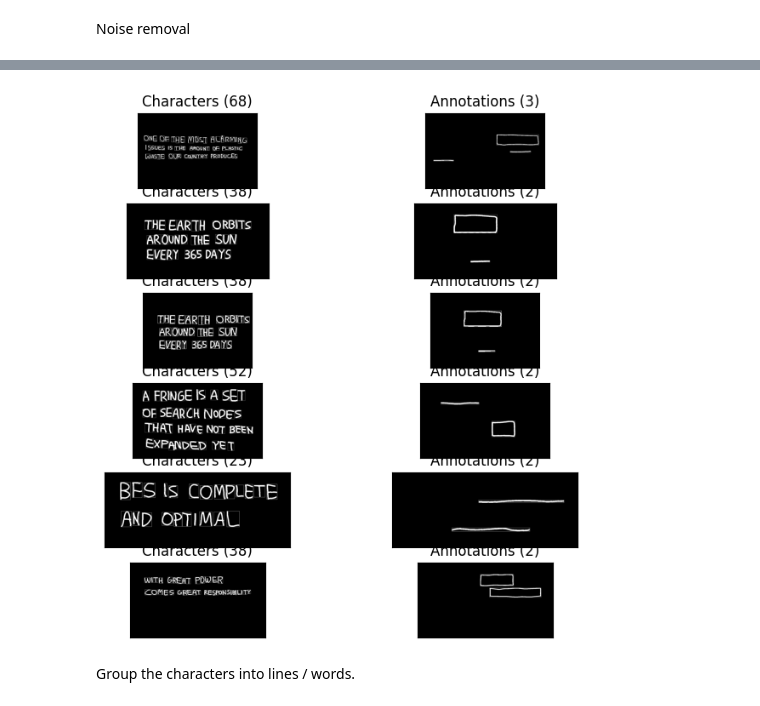
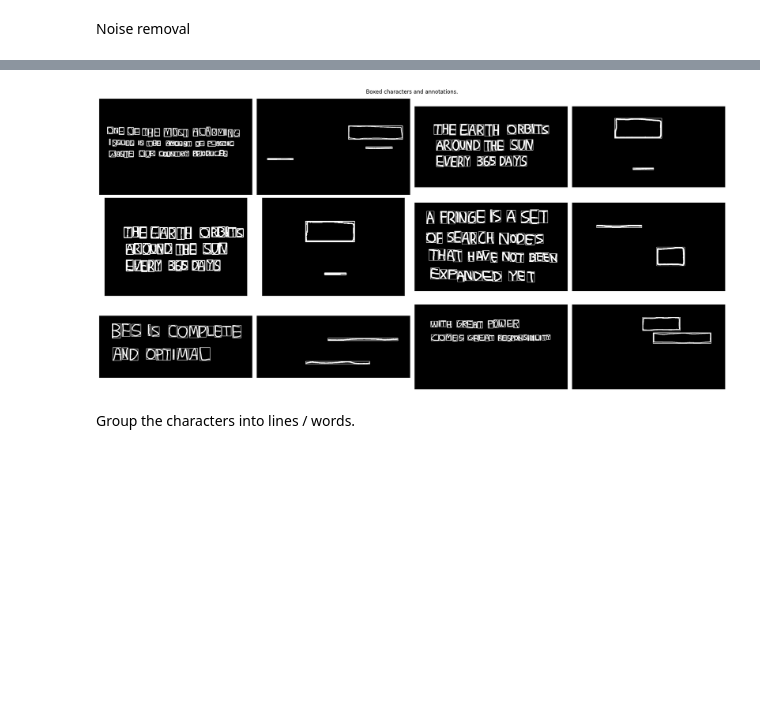
Before and after one commit to avancayetano/aiReview, a Jupyter notebook: main.ipynb, the cells around one changed output, grey strips where cells are left out. Drawn from its saved outputs; the diff is of its cells as text; code cells hidden in the pictures; blank space fills up the shorter version.

```diff
--- a/main.ipynb
+++ b/main.ipynb
@@ -281,7 +282,10 @@ plt.show()
 # %% [markdown]
 Skew correction
 # %%
+
 def skew_correct(text_img, anno_img):
+    # Reference: https://pyimagesearch.com/2017/02/20/text-skew-correction-opencv-python/
+
     coords = np.column_stack(np.where(text_img > 0))
     angle = cv2.minAreaRect(coords)[-1]
 
@@ -302,21 +306,21 @@ def skew_correct(text_img, anno_img):
     return new_text_img, new_anno_img
 
 
-plt.figure()
+fig = plt.figure(figsize=(20, 10))
 for idx, sample in enumerate(test_samples):
     sample.text_img, sample.anno_img = skew_correct(sample.text_img, sample.anno_img)
 
-    plt.subplot(len(test_samples), 2, 2 * idx + 1)
+    plt.subplot(3, 4, 2 * idx + 1)
     plt.imshow(sample.text_img, cmap="gray")
     plt.xticks([])
     plt.yticks([])
-    plt.title("Text (Skew corrected)")
 
-    plt.subplot(len(test_samples), 2, 2 * idx + 2)
+    plt.subplot(3, 4, 2 * idx + 2)
     plt.imshow(sample.anno_img, cmap="gray")
     plt.xticks([])
     plt.yticks([])
-    plt.title("Annotations (Skew corrected)")
 
+fig.suptitle("Skew correction.")
+fig.tight_layout()
 plt.show()
 # %% [output]
@@ -351,23 +355,22 @@ def erode(img):
     return eroded
 
 
-plt.figure()
+fig = plt.figure(figsize=(20, 10))
 for idx, sample in enumerate(test_samples):
-    sample.clean_text_img = sample.text_img
     sample.clean_text_img = erode(sample.text_img)
     sample.clean_anno_img = remove_noise(sample.anno_img)
 
-    plt.subplot(len(test_samples), 2, 2 * idx + 1)
+    plt.subplot(3, 4, 2 * idx + 1)
     plt.imshow(sample.clean_text_img, cmap="gray")
     plt.xticks([])
     plt.yticks([])
-    plt.title("Text (Eroded)")
 
-    plt.subplot(len(test_samples), 2, 2 * idx + 2)
+    plt.subplot(3, 4, 2 * idx + 2)
     plt.imshow(sample.clean_anno_img, cmap="gray")
     plt.xticks([])
     plt.yticks([])
-    plt.title("Annotations (Noise removed)")
 
+fig.suptitle("Noise removed.")
+fig.tight_layout()
 plt.show()
 # %% [output]
@@ -406,41 +409,40 @@ def find_chars(clean_text_img):
 
 
 def box_chars(clean_text_img, chars):
     boxed_chars = clean_text_img.copy()
 
     for char in chars:
-        boxed_chars = cv2.rectangle(boxed_chars, char[0], char[1], (255, 255, 255), 1)
+        boxed_chars = cv2.rectangle(boxed_chars, char[0], char[1], (255, 255, 255), 2)
 
     return boxed_chars
 
 
-plt.figure(figsize=(8, 8))
+fig = plt.figure(figsize=(20, 10))
 for idx, sample in enumerate(test_samples):
 
     num_chars, chars = find_chars(sample.clean_text_img)
     sample.chars = chars
     boxed_chars = box_chars(sample.clean_text_img, chars)
 
-    plt.subplot(len(test_samples), 2, 2*idx + 1)
+    plt.subplot(3, 4, 2*idx + 1)
     plt.imshow(boxed_chars, cmap="gray")
     plt.xticks([])
     plt.yticks([])
-    plt.title(f"Characters ({num_chars})")
 
     num_anno, anno = find_chars(sample.clean_anno_img)
     sample.anno = anno
     boxed_anno = box_chars(sample.clean_anno_img, anno)
 
-    plt.subplot(len(test_samples), 2, 2*idx + 2)
+    plt.subplot(3, 4, 2*idx + 2)
     plt.imshow(boxed_anno, cmap="gray")
     plt.xticks([])
     plt.yticks([])
-    plt.title(f"Annotations ({num_anno})")
-
+fig.suptitle("Boxed characters and annotations.")
+fig.tight_layout()
 
 plt.show()
 # %% [output]
-[figure, old version]
+[figure, new version]
 # %% [markdown]
 Group the characters into lines / words.
 # %%
```
Also changed, not shown: parts of 8 cells of this notebook, 11 other files.
